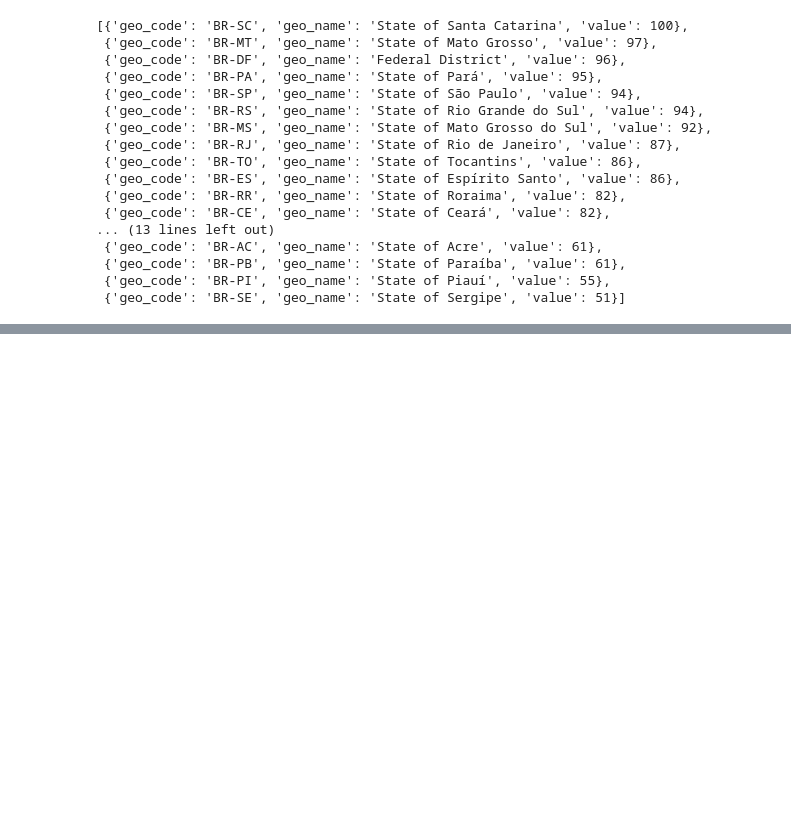
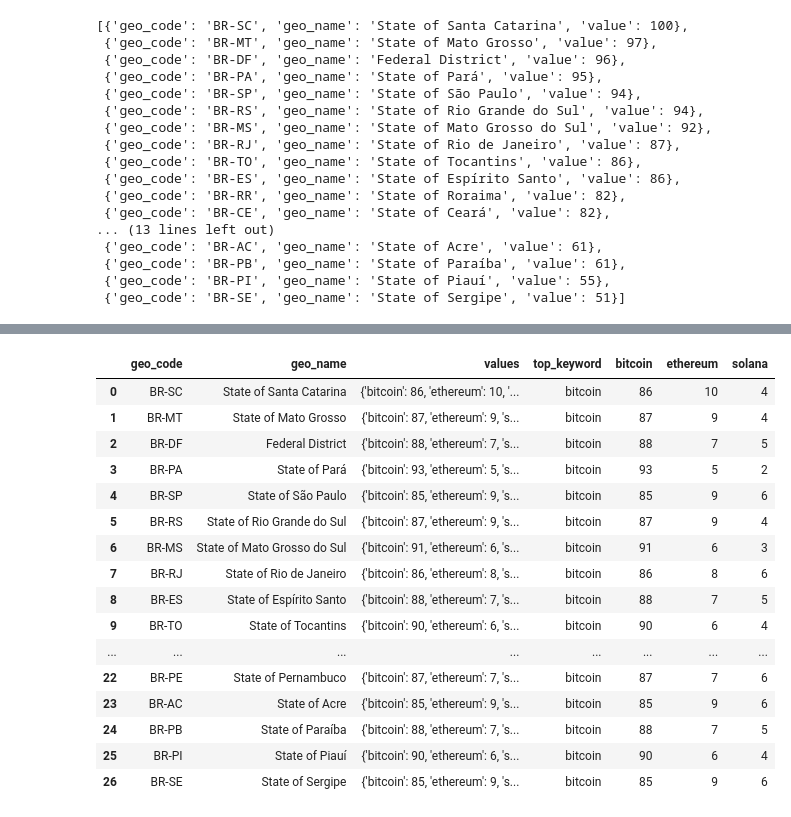
Before and after one commit to esscova/python, a Jupyter notebook: Coletando dados do Google Trends/notebook.ipynb, the cells around one changed output, grey strips where cells are left out. Saved outputs shown, nothing was run; the diff lists cells and outputs as text; code cells hidden in the pictures; blank space fills up the shorter version.

```diff
--- a/Coletando dados do Google Trends/notebook.ipynb
+++ b/Coletando dados do Google Trends/notebook.ipynb
@@ -324,0 +329,3 @@ env['interest_by_region']
+# %%
+env = download_google_trends_comparison(["bitcoin", "ethereum", "solana"], geo="BR")
+env
@@ -324,0 +400,3 @@ env['interest_by_region']
+# %%
+df_regiao = pd.DataFrame(env['interest_by_region'])
+df_regiao
@@ -324,0 +441,21 @@ env['interest_by_region']
+# %%
+df_regiao = pd.concat([df_regiao, pd.DataFrame(df_regiao['values'].to_list())], axis=1)
+df_regiao
+# %% [output]
+|  | geo_code | geo_name | values | top_keyword | bitcoin | ethereum | solana |
+| 0 | BR-SC | State of Santa Catarina | {'bitcoin': 86, 'ethereum': 10, '... | bitcoin | 86 | 10 | 4 |
+| 1 | BR-MT | State of Mato Grosso | {'bitcoin': 87, 'ethereum': 9, 's... | bitcoin | 87 | 9 | 4 |
+| 2 | BR-DF | Federal District | {'bitcoin': 88, 'ethereum': 7, 's... | bitcoin | 88 | 7 | 5 |
+| 3 | BR-PA | State of Pará | {'bitcoin': 93, 'ethereum': 5, 's... | bitcoin | 93 | 5 | 2 |
+| 4 | BR-SP | State of São Paulo | {'bitcoin': 85, 'ethereum': 9, 's... | bitcoin | 85 | 9 | 6 |
+| 5 | BR-RS | State of Rio Grande do Sul | {'bitcoin': 87, 'ethereum': 9, 's... | bitcoin | 87 | 9 | 4 |
+| 6 | BR-MS | State of Mato Grosso do Sul | {'bitcoin': 91, 'ethereum': 6, 's... | bitcoin | 91 | 6 | 3 |
+| 7 | BR-RJ | State of Rio de Janeiro | {'bitcoin': 86, 'ethereum': 8, 's... | bitcoin | 86 | 8 | 6 |
+| 8 | BR-ES | State of Espírito Santo | {'bitcoin': 88, 'ethereum': 7, 's... | bitcoin | 88 | 7 | 5 |
+| 9 | BR-TO | State of Tocantins | {'bitcoin': 90, 'ethereum': 6, 's... | bitcoin | 90 | 6 | 4 |
+| ... | ... | ... | ... | ... | ... | ... | ... |
+| 22 | BR-PE | State of Pernambuco | {'bitcoin': 87, 'ethereum': 7, 's... | bitcoin | 87 | 7 | 6 |
+| 23 | BR-AC | State of Acre | {'bitcoin': 85, 'ethereum': 9, 's... | bitcoin | 85 | 9 | 6 |
+| 24 | BR-PB | State of Paraíba | {'bitcoin': 88, 'ethereum': 7, 's... | bitcoin | 88 | 7 | 5 |
+| 25 | BR-PI | State of Piauí | {'bitcoin': 90, 'ethereum': 6, 's... | bitcoin | 90 | 6 | 4 |
+| 26 | BR-SE | State of Sergipe | {'bitcoin': 85, 'ethereum': 9, 's... | bitcoin | 85 | 9 | 6 |
```
Also changed, not shown: parts of 33 cells of this notebook.
